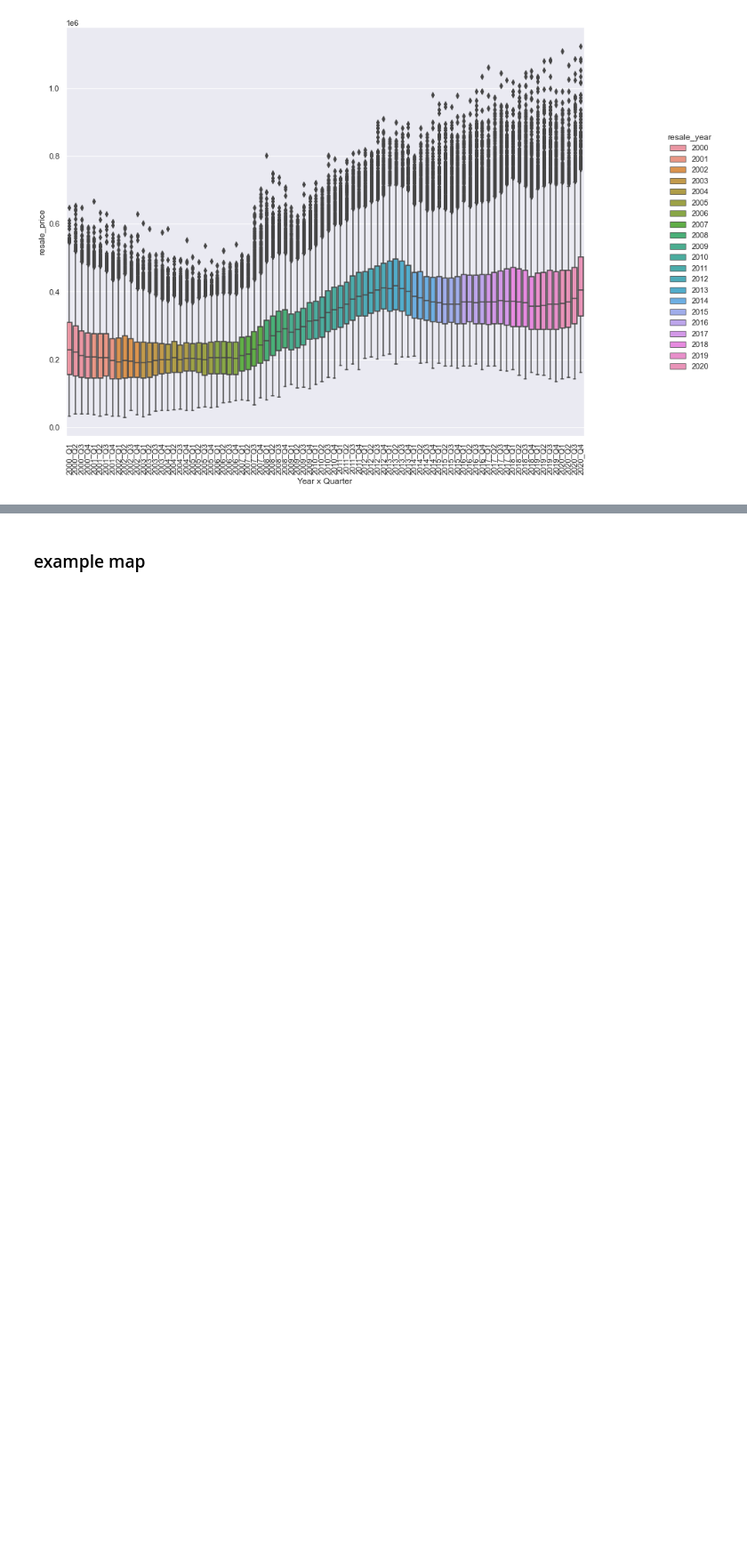
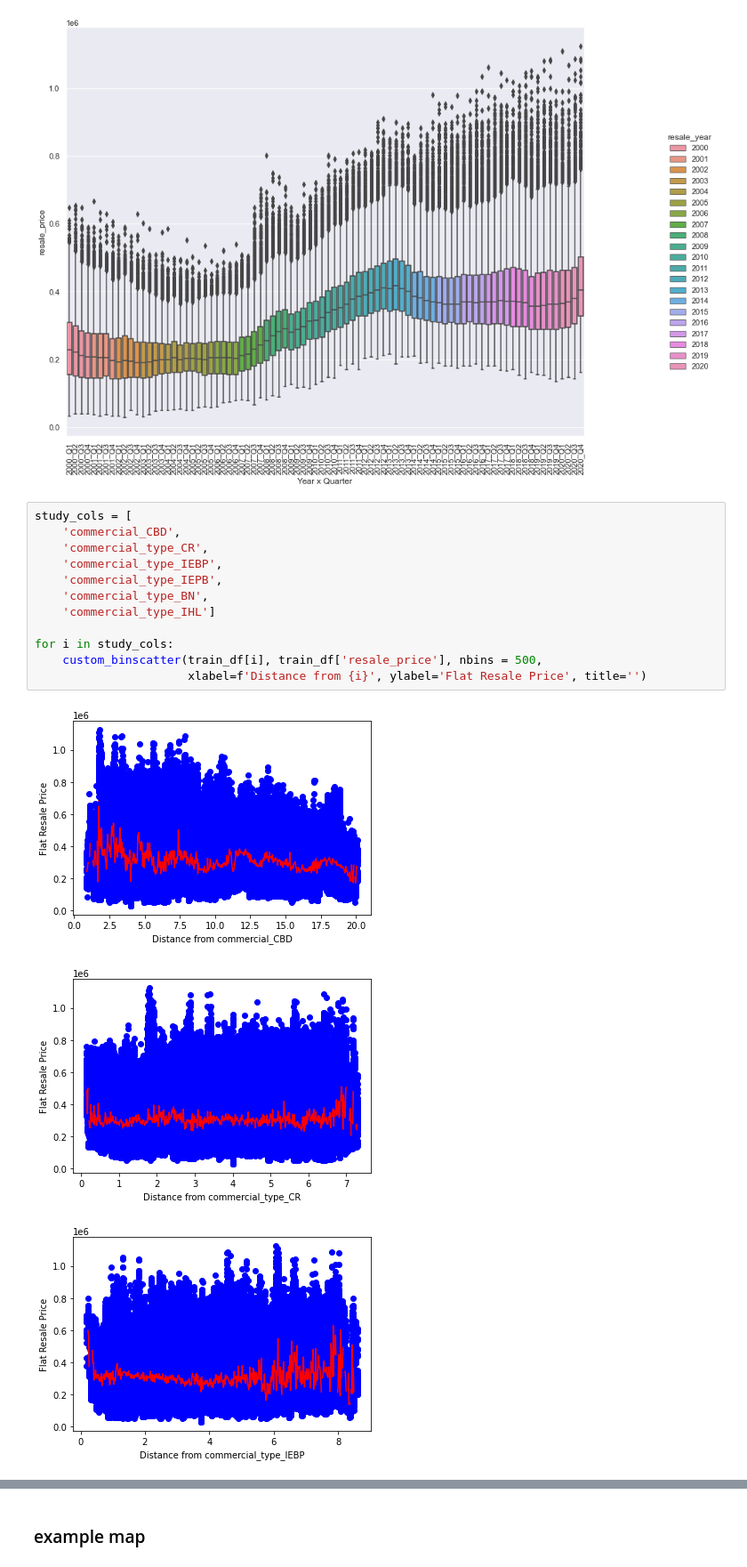
Before and after one commit to tanfiona/HDBResalePrice, a Jupyter notebook: notebooks/Report_TablesNGraphs.ipynb, the cells around one changed output, grey strips where cells are left out. Shown at 89% size. Cells and saved outputs as stored; diff of their text form; blank space fills up the shorter version.

```diff
--- a/notebooks/Report_TablesNGraphs.ipynb
+++ b/notebooks/Report_TablesNGraphs.ipynb
@@ -169,3 +169,19 @@ g.set_xticklabels(rotation=90)
 g.fig.set_size_inches(15,10)
 # %% [output]
 [figure]
+# %%
+study_cols = [
+    'commercial_CBD',
+    'commercial_type_CR',
+    'commercial_type_IEBP',
+    'commercial_type_IEPB',
+    'commercial_type_BN',
+    'commercial_type_IHL']
+
+for i in study_cols:
+    custom_binscatter(train_df[i], train_df['resale_price'], nbins = 500,
+                      xlabel=f'Distance from {i}', ylabel='Flat Resale Price', title='')
+# %% [output]
+[figure, added]
+[figure, added]
+[figure, added]
```
Also changed, not shown: parts of 4 cells of this notebook, 3 other files.
